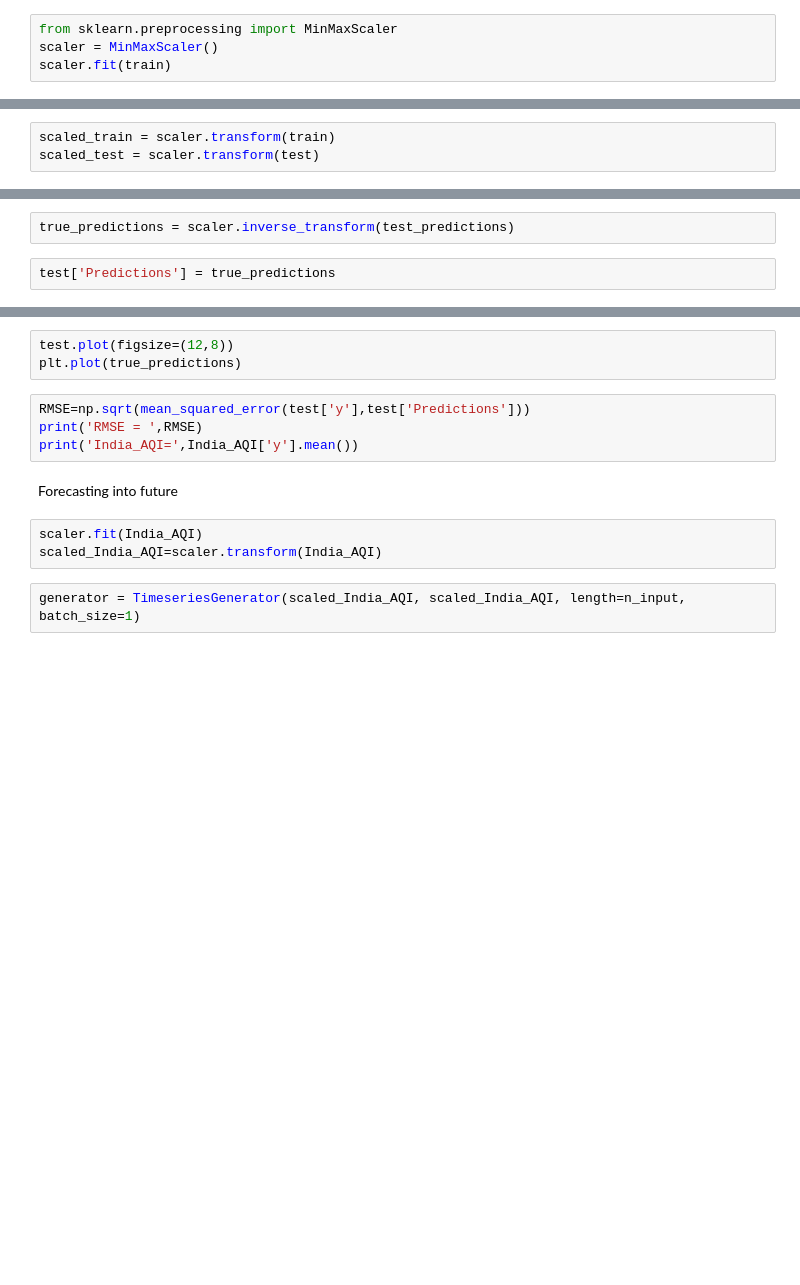
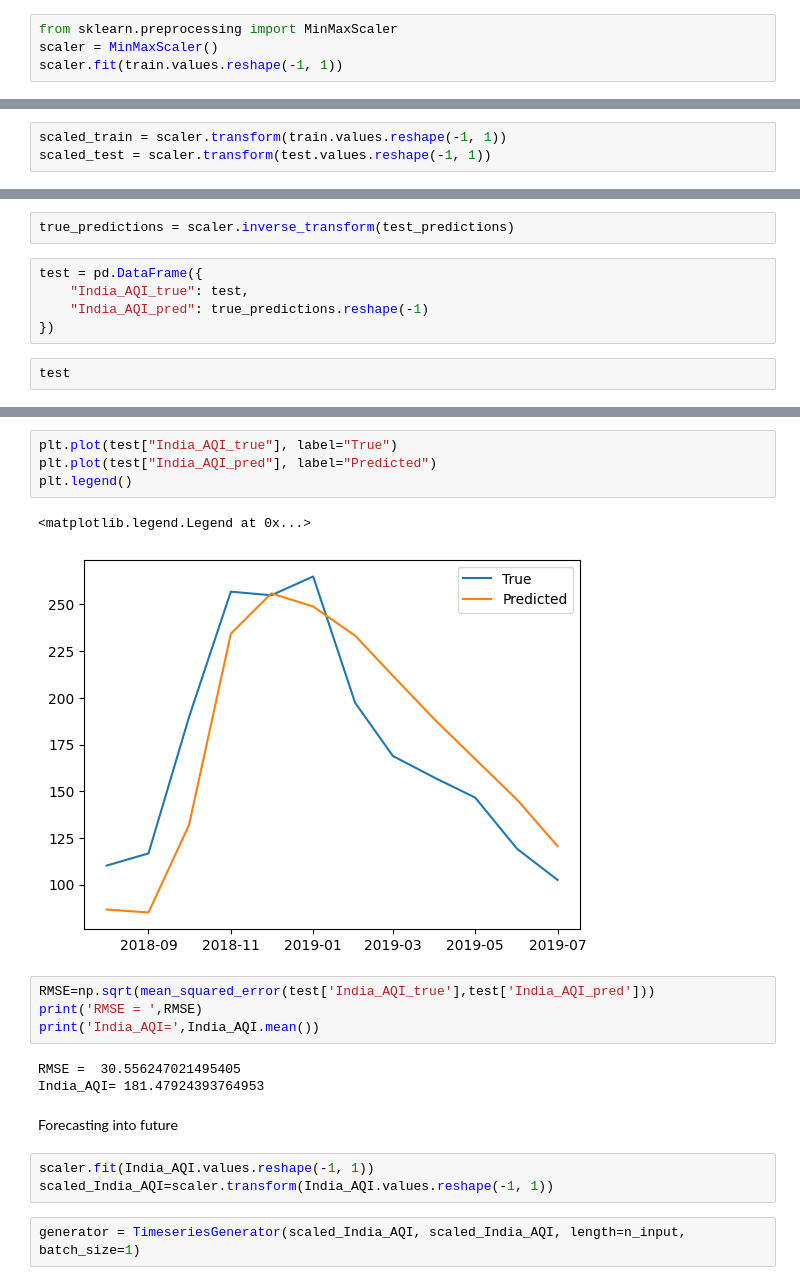
Before and after one commit to Irwindeep/air-quality-prediction, a Jupyter notebook: main.ipynb, the cells around one changed output, grey strips where cells are left out. Drawn from its saved outputs; the diff is of its cells as text; blank space fills up the shorter version.

```diff
--- a/main.ipynb
+++ b/main.ipynb
@@ -291,12 +282,12 @@ test=India_AQI[-24:-12]
 # %%
 from sklearn.preprocessing import MinMaxScaler
 scaler = MinMaxScaler()
-scaler.fit(train)
+scaler.fit(train.values.reshape(-1, 1))
 # %% [output]
 MinMaxScaler()
 # %%
-scaled_train = scaler.transform(train)
-scaled_test = scaler.transform(test)
+scaled_train = scaler.transform(train.values.reshape(-1, 1))
+scaled_test = scaler.transform(test.values.reshape(-1, 1))
 # %%
 from keras.preprocessing.sequence import TimeseriesGenerator
 n_input = 24
@@ -352,4 +403,9 @@ for i in range(len(test)):
 # %%
 true_predictions = scaler.inverse_transform(test_predictions)
+# %%
+test = pd.DataFrame({
+    "India_AQI_true": test,
+    "India_AQI_pred": true_predictions.reshape(-1)
+})
 # %%
-test['Predictions'] = true_predictions
+test
@@ -356,15 +427,22 @@ test['Predictions'] = true_predictions
-# %%
-test.plot(figsize=(12,8))
-plt.plot(true_predictions)
+# %%
+plt.plot(test["India_AQI_true"], label="True")
+plt.plot(test["India_AQI_pred"], label="Predicted")
+plt.legend()
+# %% [output]
+<matplotlib.legend.Legend at 0x...>
+[figure, added]
 # %%
-RMSE=np.sqrt(mean_squared_error(test['y'],test['Predictions']))
+RMSE=np.sqrt(mean_squared_error(test['India_AQI_true'],test['India_AQI_pred']))
 print('RMSE = ',RMSE)
-print('India_AQI=',India_AQI['y'].mean())
+print('India_AQI=',India_AQI.mean())
+# %% [output]
+RMSE =  30.556247021495405
+India_AQI= 181.47924393764953
 # %% [markdown]
 Forecasting into future
 # %%
-scaler.fit(India_AQI)
-scaled_India_AQI=scaler.transform(India_AQI)
+scaler.fit(India_AQI.values.reshape(-1, 1))
+scaled_India_AQI=scaler.transform(India_AQI.values.reshape(-1, 1))
 # %%
 generator = TimeseriesGenerator(scaled_India_AQI, scaled_India_AQI, length=n_input, batch_size=1)
 # %%
```
Also changed, not shown: parts of 19 cells of this notebook.
